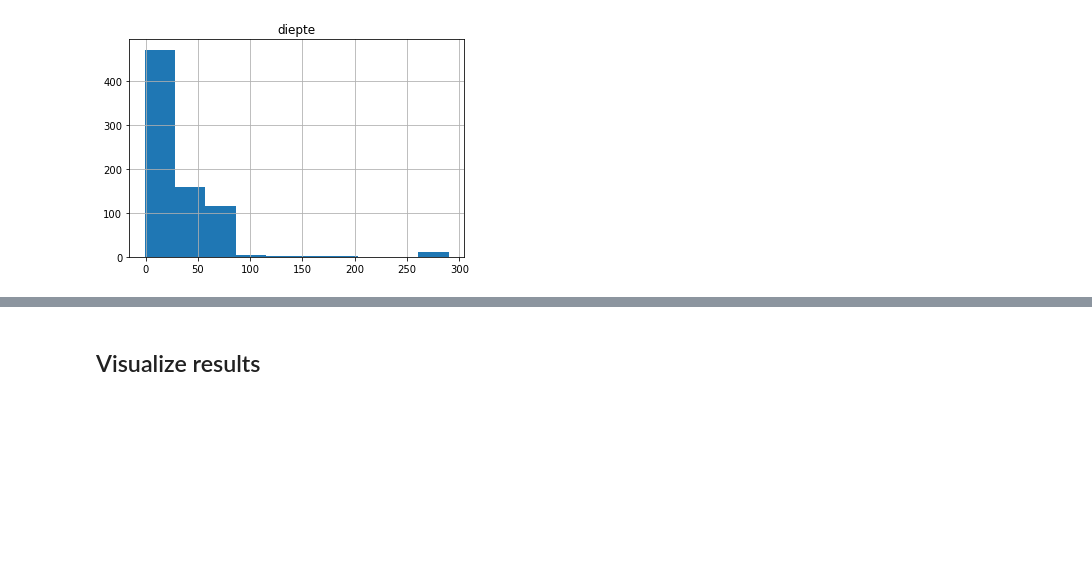
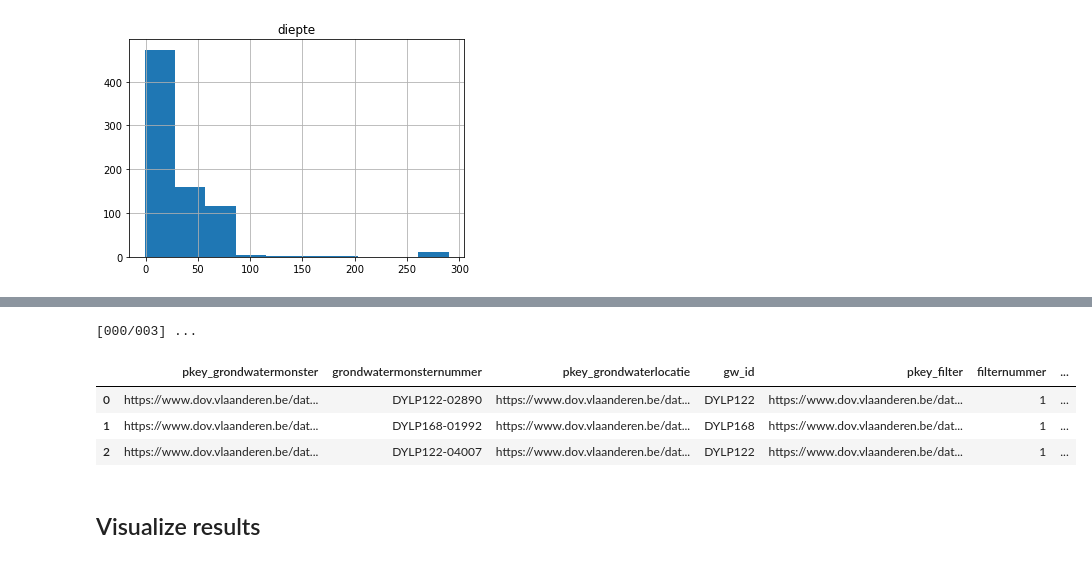
Before and after one commit to DOV-Vlaanderen/pydov, a Jupyter notebook: docs/notebooks/search_gw_permits.ipynb, the cells around one changed output, grey strips where cells are left out. Drawn from its saved outputs; the diff is of its cells as text; code cells hidden in the pictures; blank space fills up the shorter version.

```diff
--- a/docs/notebooks/search_gw_permits.ipynb
+++ b/docs/notebooks/search_gw_permits.ipynb
@@ -273,3 +272,43 @@ df.head()
+# %%
+from pydov.search.grondwaterfilter import GrondwaterFilterSearch
+from pydov.search.grondwatermonster import GrondwaterMonsterSearch
+from pydov.util.query import Join
+
+gfs = GrondwaterFilterSearch()
+gwmonster = GrondwaterMonsterSearch()
+
+# get data of filters
+df_gfs = gfs.search(location=Within(Box(165000, 165000, 180000, 180000)),
+                   return_fields=['pkey_filter', 'x', 'y', 'aquifer'])
+
+df_gfs['hcov'] = [str(x)[:4] for x in df_gfs['aquifer']]
+# %%
+# get filters closest to each permit with measurements in the last year in the aquifer of interest
+from scipy import spatial
+df_pts = pd.DataFrame()
+for hcov, df_tmp in df.groupby('hcov'):
+    #In df.groupby('hcov').apply(extract_wq_id) don't do this since iteration over rows!
+    fpts = df_gfs.loc[df_gfs['hcov'] == hcov, ['pkey_filter', 'x', 'y']].values
+    ppts = df.loc[df['hcov'] == hcov, ['pkey_vergunning', 'x', 'y']].values
+    if fpts.shape[0] == 0:
+        df_tmp['hcov'] = hcov
+        df_tmp['pkey_filter'] = None
+        print(str(hcov) + ' passing')
+    else:
+        tree = spatial.KDTree(fpts[:, 1:])
+        d, i = tree.query(ppts[:, 1:])
+        df_tmp['hcov'] = hcov
+        df_tmp['pkey_filter'] = [fpts[idx, 0] for idx in i]
+    df_pts = df_pts.append(df_tmp, ignore_index=True)
+
+df_gwq = gwmonster.search(query=Join(df_pts, 'pkey_filter'))
+df_gwq.head()
+# %% [output]
+[000/003] ...
+|  | pkey_grondwatermonster | grondwatermonsternummer | pkey_grondwaterlocatie | gw_id | pkey_filter | filternummer | ... |
+| 0 | https://www.dov.vlaanderen.be/dat... | DYLP122-02890 | https://www.dov.vlaanderen.be/dat... | DYLP122 | https://www.dov.vlaanderen.be/dat... | 1 | ... |
+| 1 | https://www.dov.vlaanderen.be/dat... | DYLP168-01992 | https://www.dov.vlaanderen.be/dat... | DYLP168 | https://www.dov.vlaanderen.be/dat... | 1 | ... |
+| 2 | https://www.dov.vlaanderen.be/dat... | DYLP122-04007 | https://www.dov.vlaanderen.be/dat... | DYLP122 | https://www.dov.vlaanderen.be/dat... | 1 | ... |
 # %% [markdown]
 ## Visualize results
 # %% [markdown]
```
Also changed, not shown: parts of 19 cells of this notebook.
